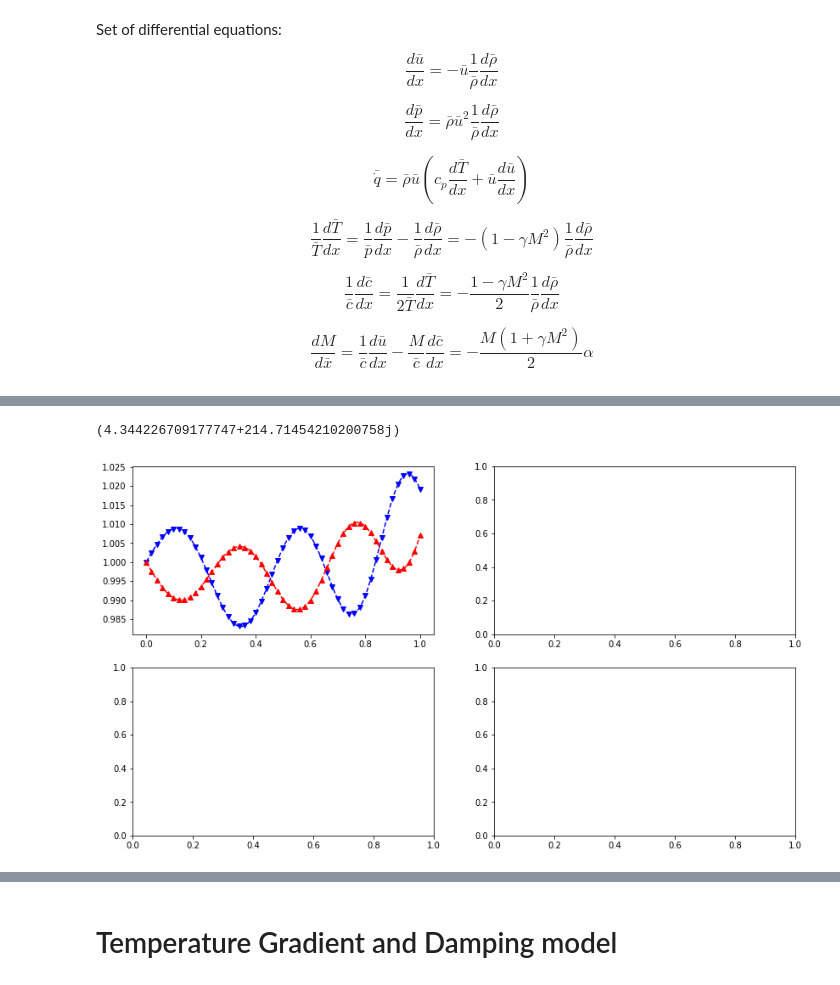
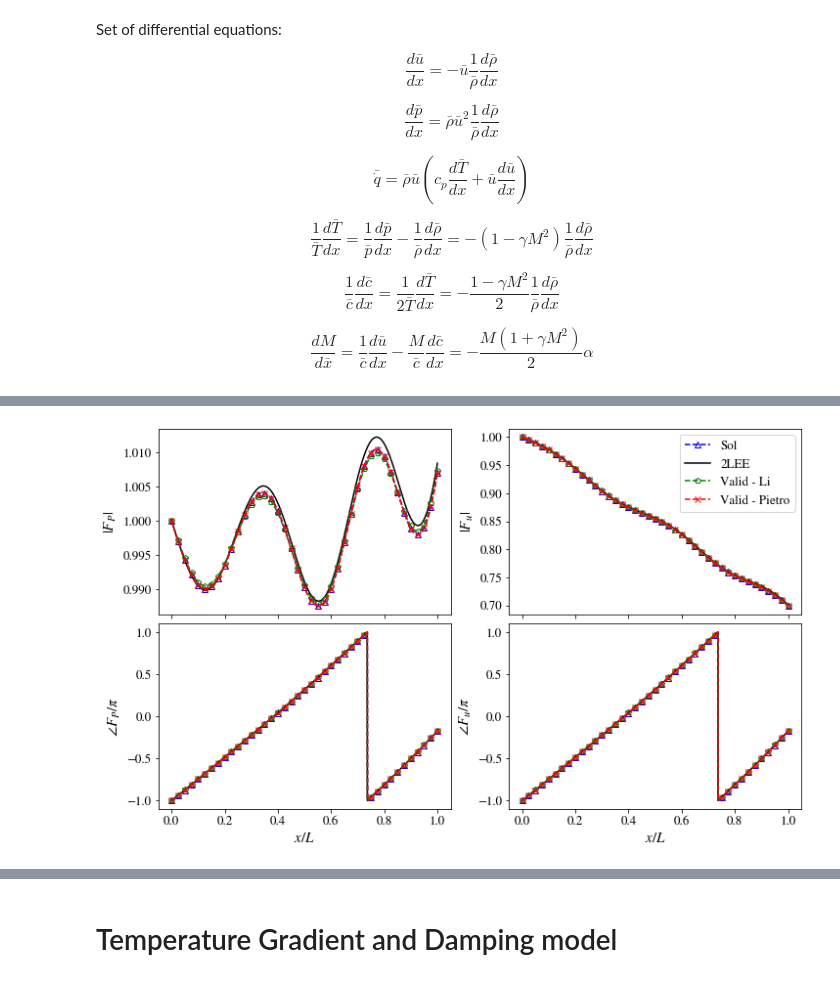
Before and after one commit to kyubin-l/fyp, a Jupyter notebook: acoustic-modes.ipynb, the cells around one changed output, grey strips where cells are left out. Drawn from its saved outputs; the diff is of its cells as text; code cells hidden in the pictures.

Commit message:
matlab files, full validation to data

```diff
--- a/acoustic-modes.ipynb
+++ b/acoustic-modes.ipynb
@@ -377,3 +424,14 @@ class TemperatureGradientModel:
+# %%
+lin_model = TemperatureGradientModel(L = 1, x1 = 0, n = 2001, p1 = 1e5, M1 = 0.2, T1 = 1600, T2 = 800, temp_dist = 'lin', Z1 = -1, fl_c = 1, viscous_effects=False)
+lin_model.calculate()
+sin_model = TemperatureGradientModel(L = 1, x1 = 0, n = 2001, p1 = 1e5, M1 = 0.2, T1 = 1600, T2 = 800, temp_dist = 'sin', Z1 = -1, fl_c = 1.5, viscous_effects=False)
+sin_model.calculate()
+sin_model2 = TemperatureGradientModel(L = 1, x1 = 0, n = 2001, p1 = 1e5, M1 = 0.2, T1 = 1600, T2 = 800, temp_dist = 'sin', Z1 = -1, fl_c = 1, viscous_effects=False)
+sin_model2.calculate()
 # %%
 # Validation dataset
-valid = loadmat('./matlab/WKB_M0.2_Tlin.mat')
+valid_sin = loadmat('./matlab/sin_f150_M_020_new.mat')
+valid_sin2 = loadmat('./matlab/sin_f100_M_020_new.mat')
+valid_lin = loadmat('./matlab/lin_f100_M_020_new.mat')
+valid_pietro_lin_raw = loadmat('./matlab_pietro/Tlin1600-800.mat')
+valid_pietro_sin_raw = loadmat('./matlab_pietro/Tsin1600-800.mat')
@@ -421,11 +437,0 @@ plt.show()
-# %%
-t1.C1_plus
-# %% [output]
-(4.344226709177747+214.71454210200758j)
-# %%
-fig, ax = plt.subplots(2, 2, figsize = (14, 8))
-ax[0][0].plot(t1.x, abs(t1.Fp), 'vb--', markevery=200)
-ax[0][0].plot(t1.x, abs(Fp_Analytical), '^r--', markevery=200)
-plt.show()
-# %% [output]
-[figure, removed]
@@ -431,0 +441,16 @@ plt.show()
+# %%
+valid_pietro_lin = {'Fp': valid_pietro_lin_raw['Fp'][0], 'Fu': valid_pietro_lin_raw['Fu'][0]}
+valid_pietro_sin = {'Fp': valid_pietro_sin_raw['Fp'][0], 'Fu': valid_pietro_sin_raw['Fu'][0]}
+# %%
+lin_wkb = {'Fp': valid_lin['Fp_WKB'][0], 'Fu': valid_lin['Fu_WKB'][0]}
+lin_LEE = {'Fp': valid_lin['Fp_LEE'][0], 'Fu': valid_lin['Fu_LEE'][0]}
+
+sin_wkb = {'Fp': valid_sin['Fp_WKB'][0], 'Fu': valid_sin['Fu_WKB'][0]}
+sin_LEE = {'Fp': valid_sin['Fp_LEE'][0], 'Fu': valid_sin['Fu_LEE'][0]}
+
+sin_wkb2 = {'Fp': valid_sin2['Fp_WKB'][0], 'Fu': valid_sin2['Fu_WKB'][0]}
+sin_LEE2 = {'Fp': valid_sin2['Fp_LEE'][0], 'Fu': valid_sin2['Fu_LEE'][0]}
+# %%
+plot_results(lin_model, [lin_LEE, valid_pietro_lin, lin_wkb], ['Sol', '2LEE', 'Valid - Li', 'Valid - Pietro'])
+# %% [output]
+[figure, added]
```
Also changed, not shown: parts of 14 cells of this notebook, 16 other files.
